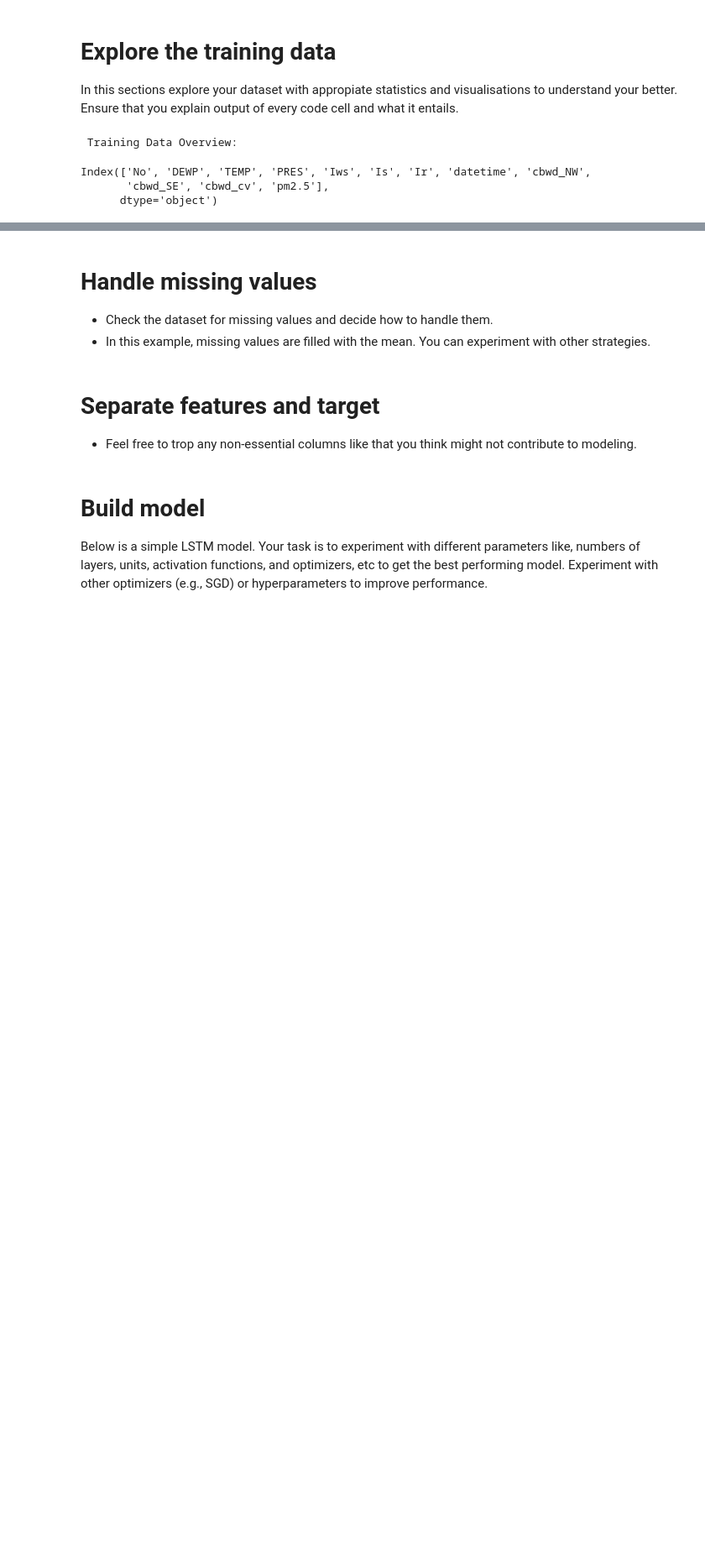
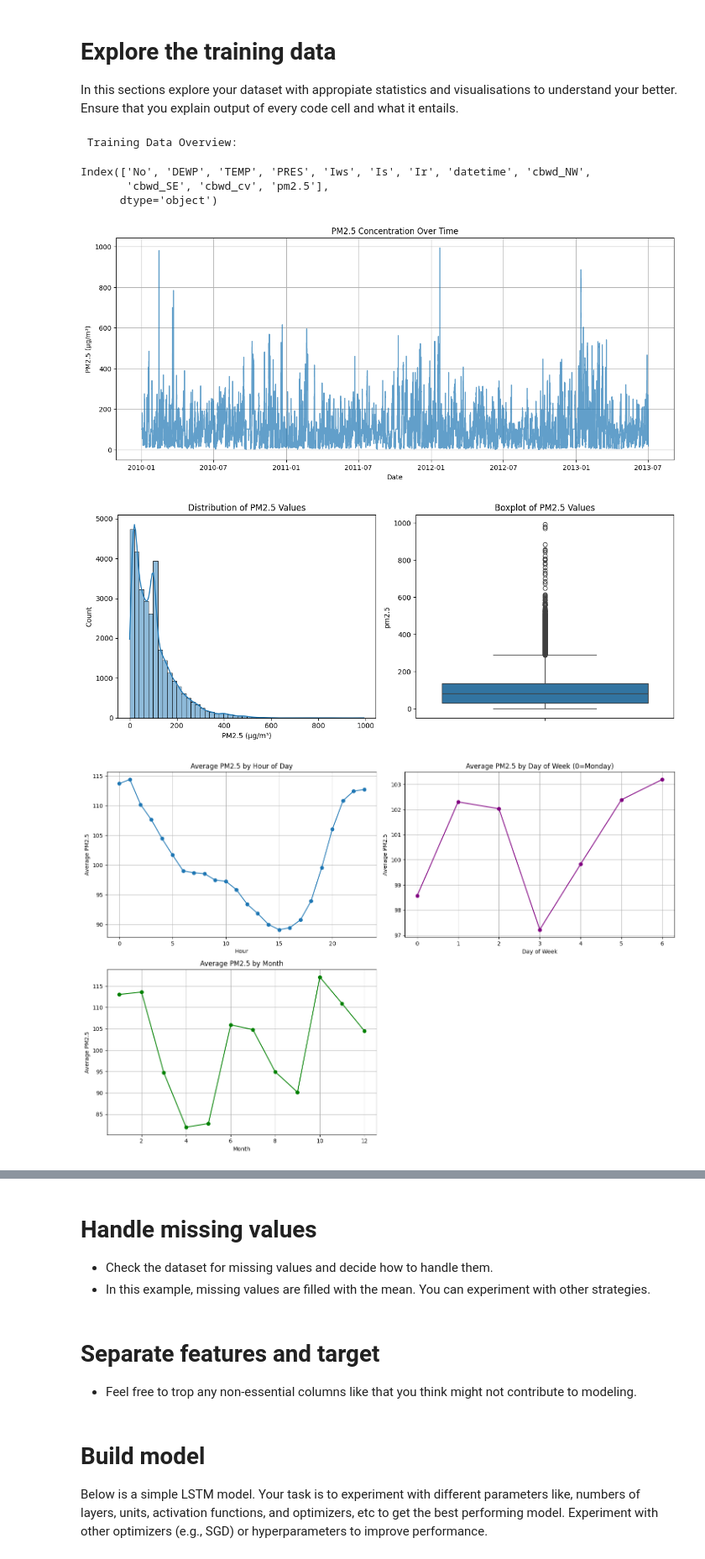
Before and after one commit to jkeza1/time_series_forecasting, a Jupyter notebook: air_quality_forecasting_starter_code.ipynb, the cells around one changed output, grey strips where cells are left out. Shown at 84% size. Drawn from its saved outputs; the diff is of its cells as text; code cells hidden in the pictures; blank space fills up the shorter version.

```diff
--- a/air_quality_forecasting_starter_code.ipynb
+++ b/air_quality_forecasting_starter_code.ipynb
@@ -47,3 +47,71 @@ test['datetime'] = pd.to_datetime(test['datetime'])
 train.set_index('datetime', inplace=True)
 # val.set_index('datetime', inplace=True)
 test.set_index('datetime', inplace=True)
+# %%
+# Visualize the PM2.5 data over time
+plt.figure(figsize=(15, 6))
+plt.plot(train['pm2.5'], alpha=0.7)
+plt.title('PM2.5 Concentration Over Time')
+plt.xlabel('Date')
+plt.ylabel('PM2.5 (µg/m³)')
+plt.grid(True)
+plt.show()
+
+# Distribution of PM2.5 values
+plt.figure(figsize=(12, 5))
+plt.subplot(1, 2, 1)
+sns.histplot(train['pm2.5'], bins=50, kde=True)
+plt.title('Distribution of PM2.5 Values')
+plt.xlabel('PM2.5 (µg/m³)')
+
+plt.subplot(1, 2, 2)
+sns.boxplot(y=train['pm2.5'])
+plt.title('Boxplot of PM2.5 Values')
+plt.tight_layout()
+plt.show()
+
+# Hourly and weekly patterns
+train['hour'] = train.index.hour
+train['day_of_week'] = train.index.dayofweek
+train['month'] = train.index.month
+
+plt.figure(figsize=(15, 10))
+
+plt.subplot(2, 2, 1)
+hourly_avg = train.groupby('hour')['pm2.5'].mean()
+plt.plot(hourly_avg, marker='o')
+plt.title('Average PM2.5 by Hour of Day')
+plt.xlabel('Hour')
+plt.ylabel('Average PM2.5')
+plt.grid(True)
+
+plt.subplot(2, 2, 2)
+weekly_avg = train.groupby('day_of_week')['pm2.5'].mean()
+plt.plot(weekly_avg, marker='o', color='purple')
+plt.title('Average PM2.5 by Day of Week (0=Monday)')
+plt.xlabel('Day of Week')
+plt.ylabel('Average PM2.5')
+plt.grid(True)
+
+plt.subplot(2, 2, 3)
+monthly_avg = train.groupby('month')['pm2.5'].mean()
+plt.plot(monthly_avg, marker='o', color='green')
+plt.title('Average PM2.5 by Month')
+plt.xlabel('Month')
+plt.ylabel('Average PM2.5')
+plt.grid(True)
+
+plt.tight_layout()
+plt.show()
+
+# Correlation heatmap
+plt.figure(figsize=(12, 8))
+corr_matrix = train.drop(['No'], axis=1).corr()
+sns.heatmap(corr_matrix, annot=True, cmap='coolwarm', center=0)
+plt.title('Feature Correlation Matrix')
+plt.tight_layout()
+plt.show()
+# %% [output]
+[figure, added]
+[figure, added]
+[figure, added]
```
Also changed, not shown: parts of 10 cells of this notebook.
